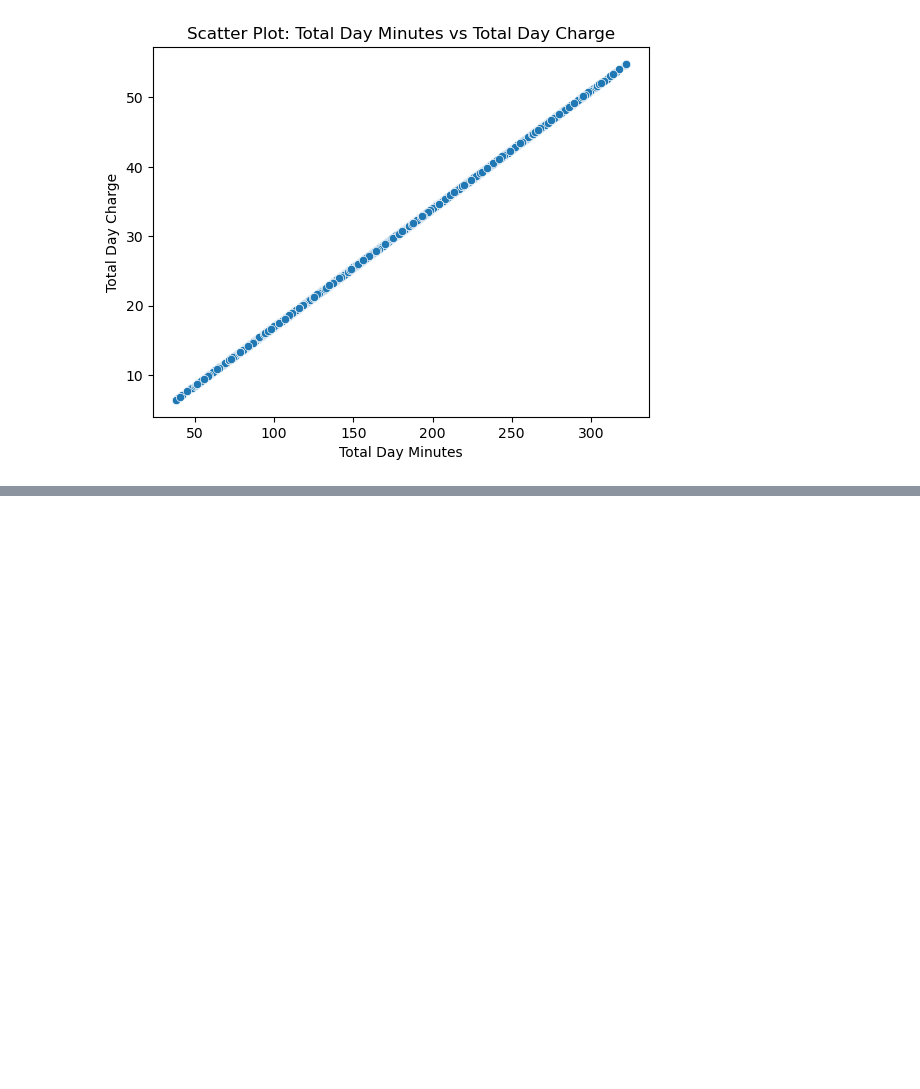
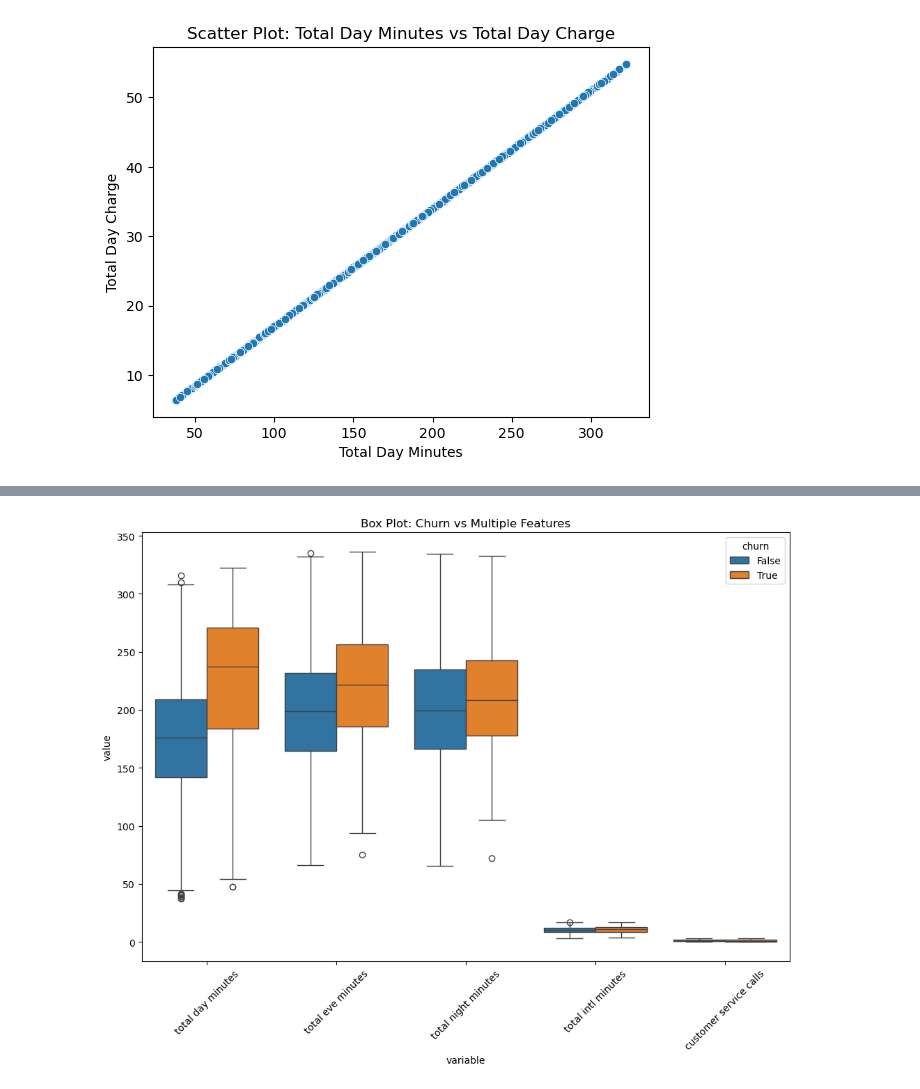
Before and after one commit to Thazes/Phase3Project, a Jupyter notebook: Phase3.ipynb, the cells around one changed output, grey strips where cells are left out. Saved outputs shown, nothing was run; the diff lists cells and outputs as text; code cells hidden in the pictures; blank space fills up the shorter version.

```diff
--- a/Phase3.ipynb
+++ b/Phase3.ipynb
@@ -286,0 +350,12 @@ plt.show()
+# %%
+# Choosing multiple numerical features for box plots
+features = ["total day minutes", "total eve minutes", "total night minutes", "total intl minutes", "customer service calls"]
+
+plt.figure(figsize=(12, 8))
+df_cleaned_melted = df_cleaned.melt(id_vars=["churn"], value_vars=features)
+sns.boxplot(x="variable", y="value", hue="churn", data=df_cleaned_melted)
+plt.xticks(rotation=45)
+plt.title("Box Plot: Churn vs Multiple Features")
+plt.show()
+# %% [output]
+[figure, added]
```
Also changed, not shown: parts of 18 cells of this notebook.
